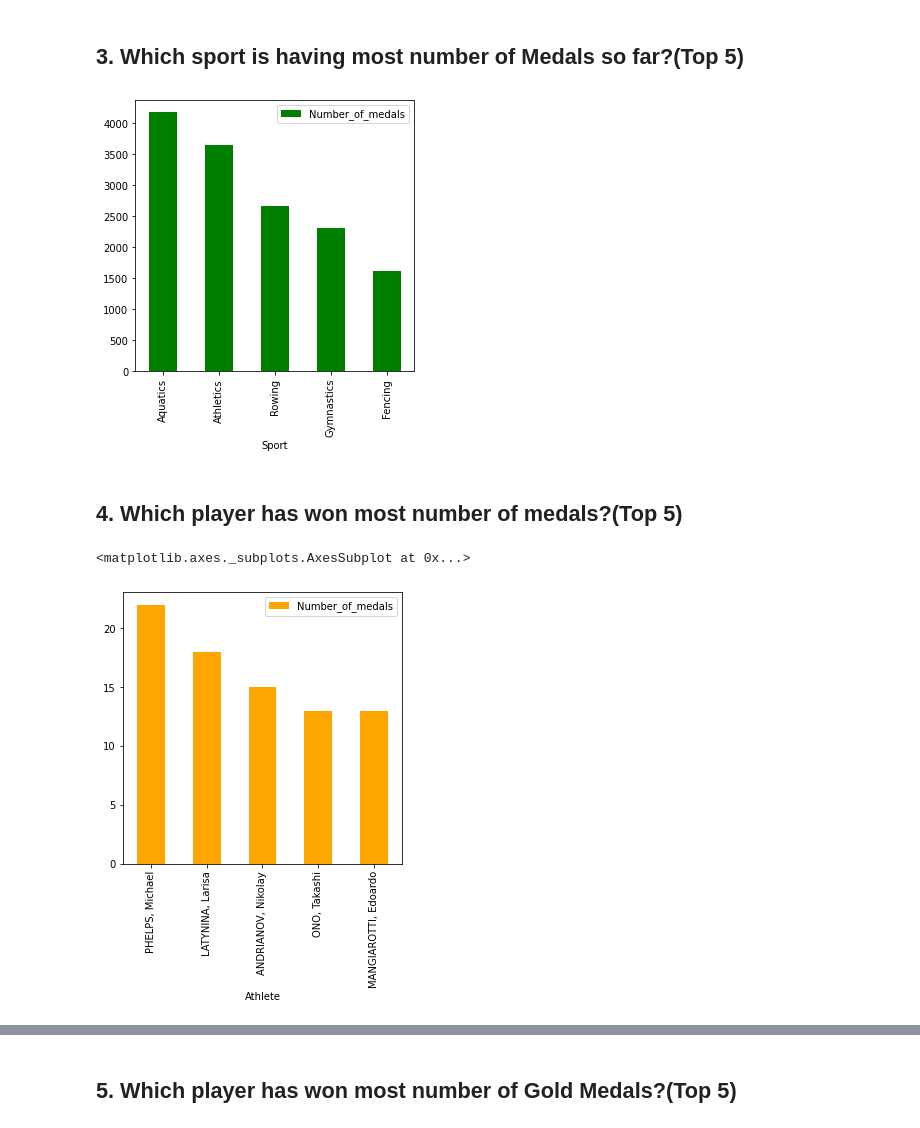
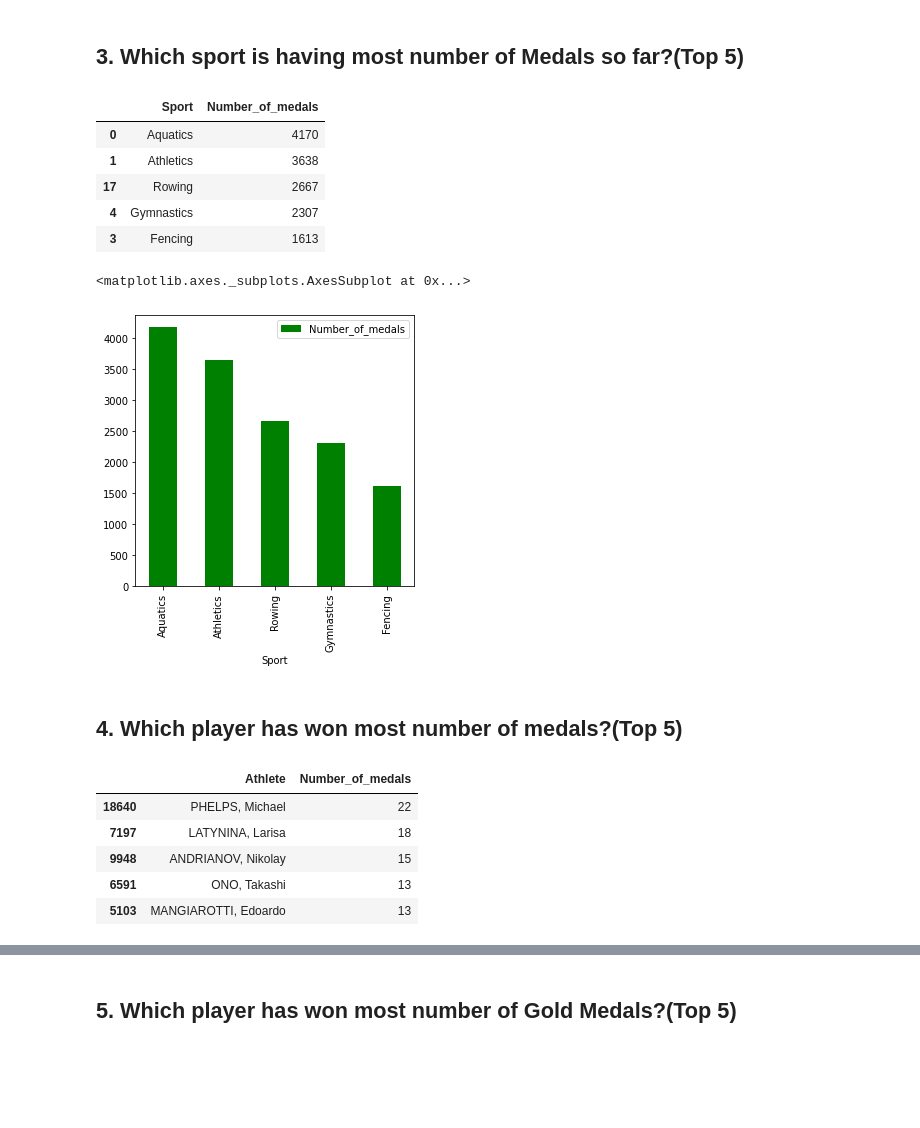
Before and after one commit to Siddhesh100/Summer_Olympics_Analysis, a Jupyter notebook: Summer_Olympics_Analysis.ipynb, the cells around one changed output, grey strips where cells are left out. Saved outputs shown, nothing was run; the diff lists cells and outputs as text; code cells hidden in the pictures; blank space fills up the shorter version.

```diff
--- a/Summer_Olympics_Analysis.ipynb
+++ b/Summer_Olympics_Analysis.ipynb
@@ -32,19 +45,29 @@ data.plot.bar(x = "Sport",y = "Gold_medals",color = "gold",figsize = (5,5))
 # %% [markdown]
 ## 3. Which sport is having most number of Medals so far?(Top 5)
 # %%
-data = []
+ data = []
 
 for sport in df["Sport"].unique():
 
     data.append([sport,len(df[df["Sport"]==sport])])
 
 data = pd.DataFrame(data,columns = ["Sport","Number_of_medals"])
 
 data = data.sort_values(by = "Number_of_medals",ascending = False).head()
 
-data = data.plot.bar(x = "Sport",y = "Number_of_medals",color = "green",figsize = (5,5))
+data
 # %% [output]
-[figure, removed]
+|  | Sport | Number_of_medals |
+| 0 | Aquatics | 4170 |
+| 1 | Athletics | 3638 |
+| 17 | Rowing | 2667 |
+| 4 | Gymnastics | 2307 |
+| 3 | Fencing | 1613 |
+# %%
+data.plot.bar(x = "Sport",y = "Number_of_medals",color = "green",figsize = (5,5))
+# %% [output]
+<matplotlib.axes._subplots.AxesSubplot at 0x...>
+[figure, added]
 # %% [markdown]
 ## 4. Which player has won most number of medals?(Top 5)
 # %%
@@ -58,7 +81,11 @@ data = pd.DataFrame(data,columns = ["Athlete","Number_of_medals"])
 
 data = data.sort_values(by = "Number_of_medals",ascending = False).head()
 
-data.plot.bar(x = "Athlete",y = "Number_of_medals",color = "orange",figsize = (5,5))
+data
 # %% [output]
-<matplotlib.axes._subplots.AxesSubplot at 0x...>
-[figure, removed]
+|  | Athlete | Number_of_medals |
+| 18640 | PHELPS, Michael | 22 |
+| 7197 | LATYNINA, Larisa | 18 |
+| 9948 | ANDRIANOV, Nikolay | 15 |
+| 6591 | ONO, Takashi | 13 |
+| 5103 | MANGIAROTTI, Edoardo | 13 |
```
Also changed, not shown: parts of 11 cells of this notebook.
